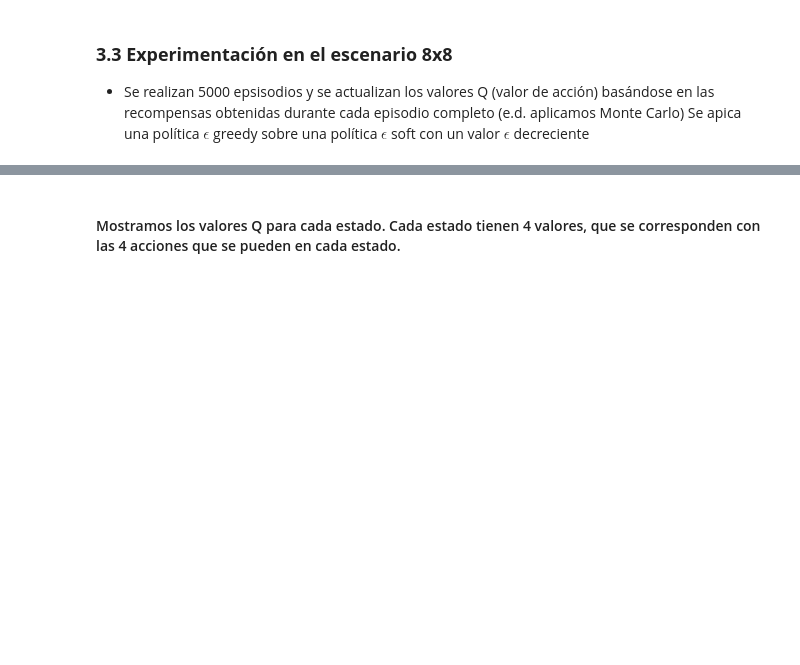
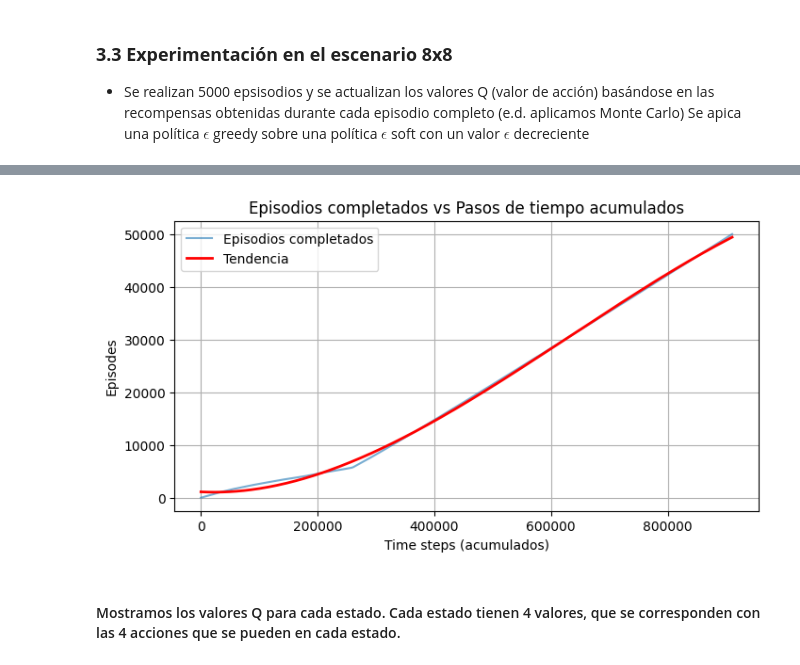
Before and after one commit to imchrisrueda/extML, a Jupyter notebook: entornos_complejos/A_MonteCarloTodasLasVisitas.ipynb, the cells around one changed output, grey strips where cells are left out. Saved outputs shown, nothing was run; the diff lists cells and outputs as text; code cells hidden in the pictures; blank space fills up the shorter version.

```diff
--- a/entornos_complejos/A_MonteCarloTodasLasVisitas.ipynb
+++ b/entornos_complejos/A_MonteCarloTodasLasVisitas.ipynb
@@ -375,3 +417,7 @@ Máxima proporcion: 0.91916
+# %%
+plot_long_episode(episode_lengths)
+# %% [output]
+[figure, added]
 # %% [markdown]
 #### Mostramos los valores Q para cada estado. Cada estado tienen 4 valores, que se corresponden con las 4 acciones que se pueden en cada estado.
 # %%
```
Also changed, not shown: parts of 17 cells of this notebook.
